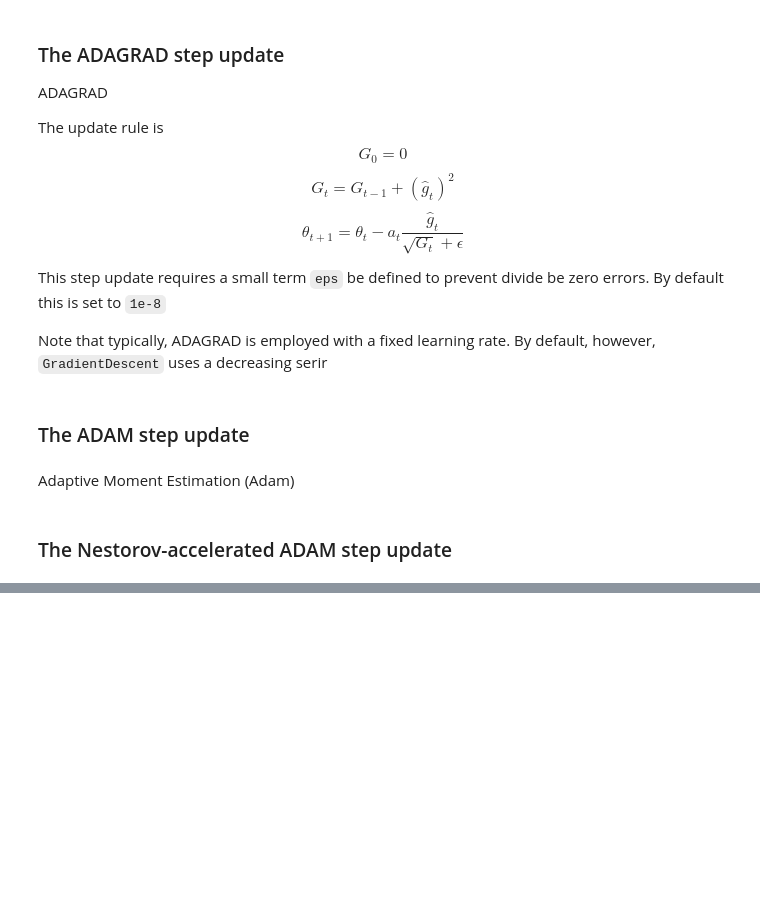
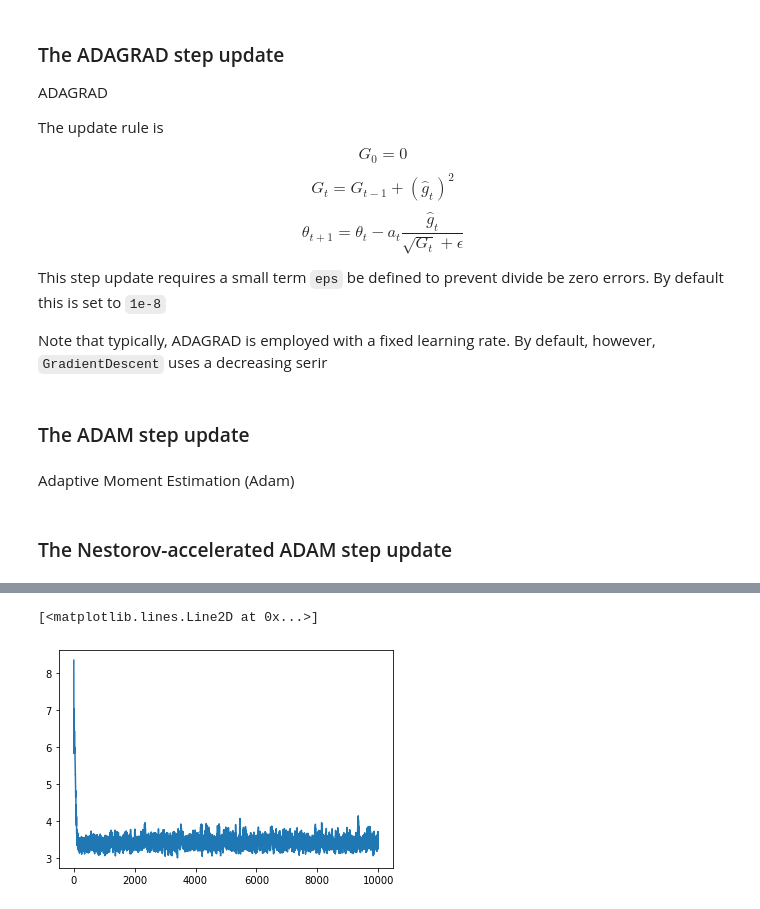
Before and after one commit to LaptopBiologist/gradless, a Jupyter notebook: 02_updates.ipynb, the cells around one changed output, grey strips where cells are left out. Saved outputs shown, nothing was run; the diff lists cells and outputs as text; code cells hidden in the pictures; blank space fills up the shorter version.

```diff
--- a/02_updates.ipynb
+++ b/02_updates.ipynb
@@ -128,0 +227,15 @@ class NADAM(UpdateBase):
+# %%
+import scipy.stats
+def linear_data(slope, intercept, err, ndata):
+    x=scipy.stats.norm.rvs(0, 5, size=200)
+    err=scipy.stats.norm.rvs(0, 2, size=200)
+
+    y=x*slope+intercept +err
+    return {'x':x,'y': y}
+data=linear_data(3, 6, 2,200)
+# %%
+def MSE_simulated_data(theta, data):
+    x,y=data['x'], data['y']
+    y_pred=scipy.stats.norm.rvs( theta[0]*x+theta[1], 5.)
+
+    return numpy.mean((y-y_pred)**2)
@@ -128,0 +251,18 @@ class NADAM(UpdateBase):
+# %%
+
+mse_sim_cost=costs.Model(MSE_simulated_data, data)
+starts=numpy.array([-9,-9])
+update_rule=ADAM(max_step=3.)
+opt_vanilla=optimizers.GradientDescent(starts,mse_sim_cost,update_rule,
+                                       gradient.SPSAGradient(numpy.array([0,0])),
+                                       param_stepsize=5, param_stepdecay=0.3, param_decay_offset=0,
+                                       grad_stepsize=1, grad_stepdecay=.2, )
+# %%
+opt_vanilla.update_params(gradient_reps=100)
+for i in tqdm(range(10000)):
+    opt_vanilla.update_params(gradient_reps=1,)
+# %%
+pyplot.plot(numpy.log(opt_vanilla.cost_history))
+# %% [output]
+[<matplotlib.lines.Line2D at 0x...>]
+[figure, added]
```
Also changed, not shown: parts of 28 cells of this notebook, 2 other files.
